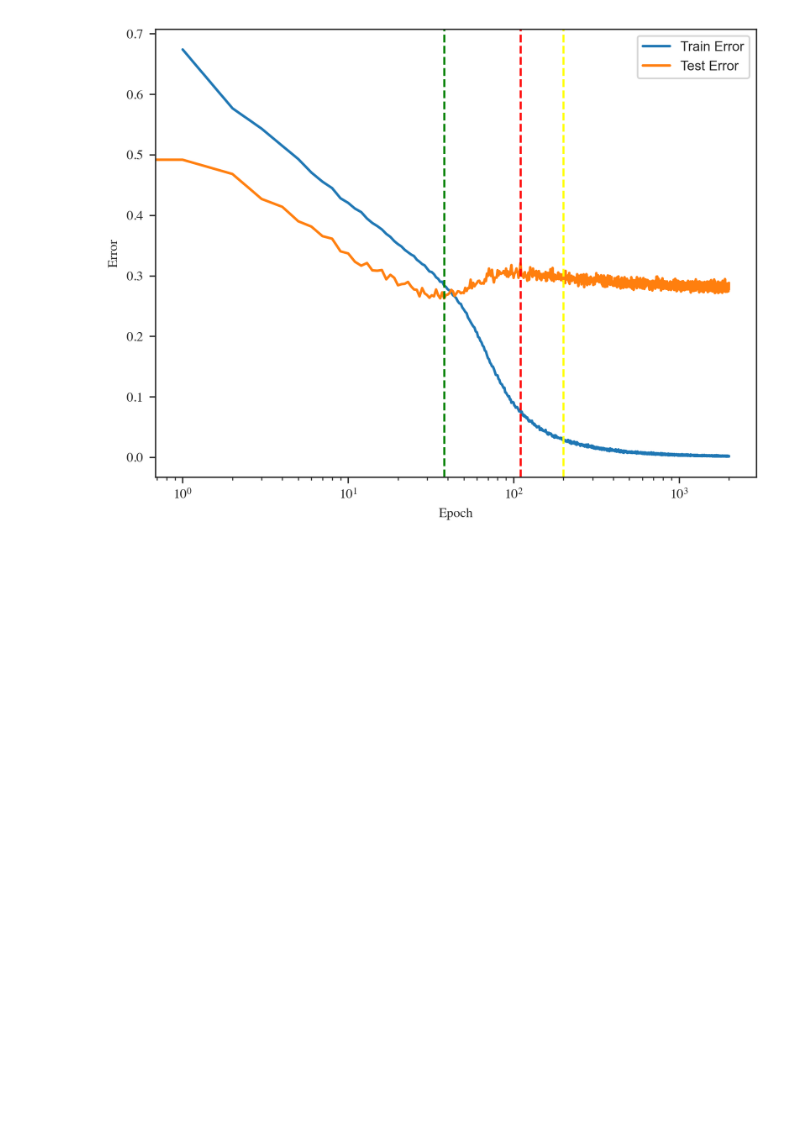
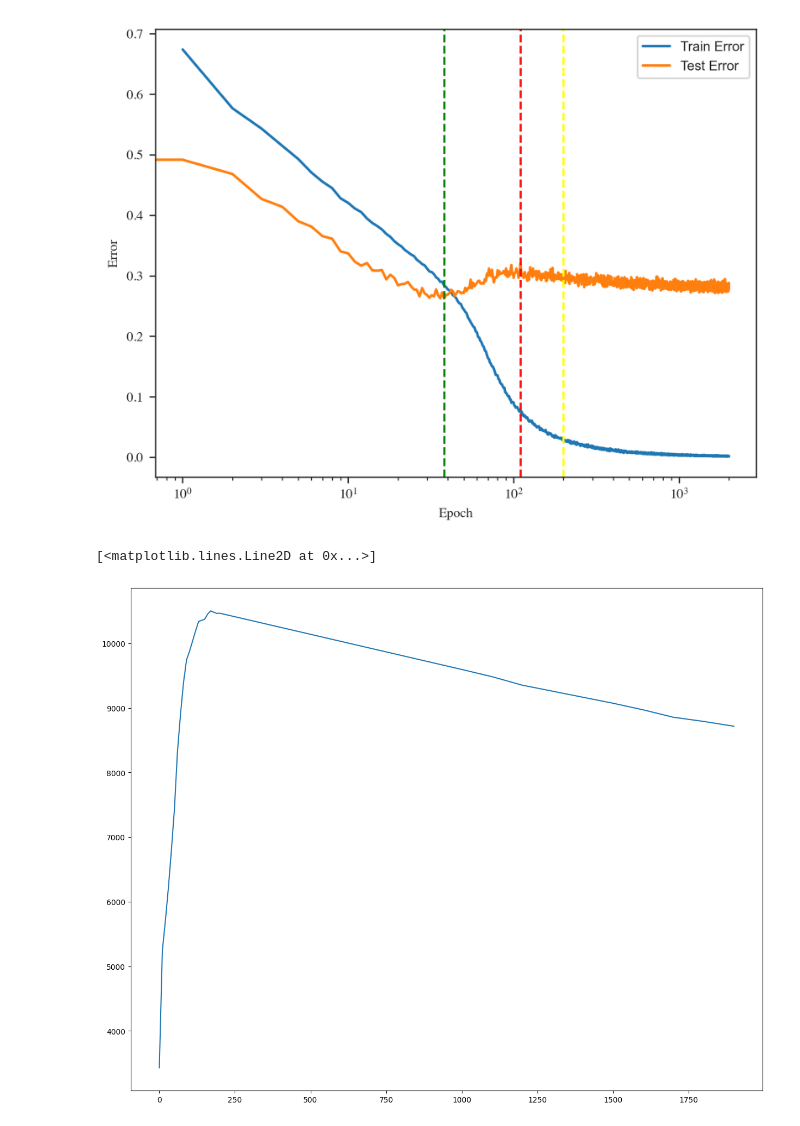
Before and after one commit to sienkus/slt-of-dd, a Jupyter notebook: ewdd/RLCT_estimatess.ipynb, the cells around one changed output. Drawn from its saved outputs; the diff is of its cells as text; code cells hidden in the pictures; blank space fills up the shorter version.

Commit message:
added code for remaining rlcts

```diff
--- a/ewdd/RLCT_estimatess.ipynb
+++ b/ewdd/RLCT_estimatess.ipynb
@@ -1146,3 +1146,21 @@ plt.savefig(rlcts_path + "ewdd_errors.pdf")
 plt.show()
 # %% [output]
 [figure]
+# %%
+concerned = list(range(0, 210, 10)) + list(range(1000, 2000, 100))
+not_present = [110, 140, 1300, 1400]
+for i in not_present:
+    concerned.remove(i)
+
+llcs = []
+
+for i in concerned:
+    checkpoint_llc = 'adam_checkpoint' + str(i) + '_rlcts.pt' if not use_label_noise else 'adam_checkpoint' + str(i) + '_with_noise' + '_rlcts.pt'
+    trace = torch.load(rlcts_path + checkpoint_llc)
+    llc = trace['llc/means'][-1]
+    llcs.append(llc)
+# %%
+plt.plot(concerned, llcs)
+# %% [output]
+[<matplotlib.lines.Line2D at 0x...>]
+[figure, added]
```
